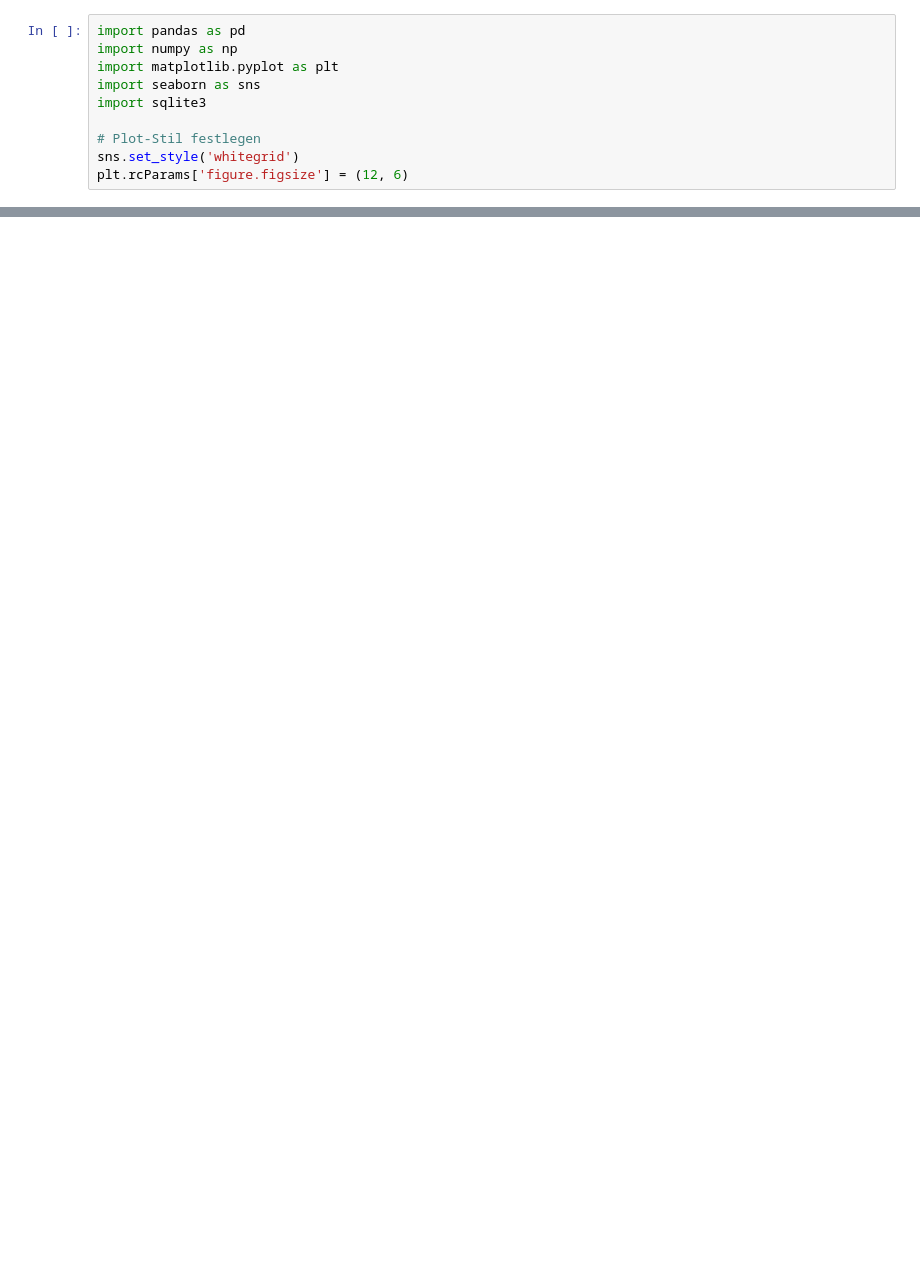
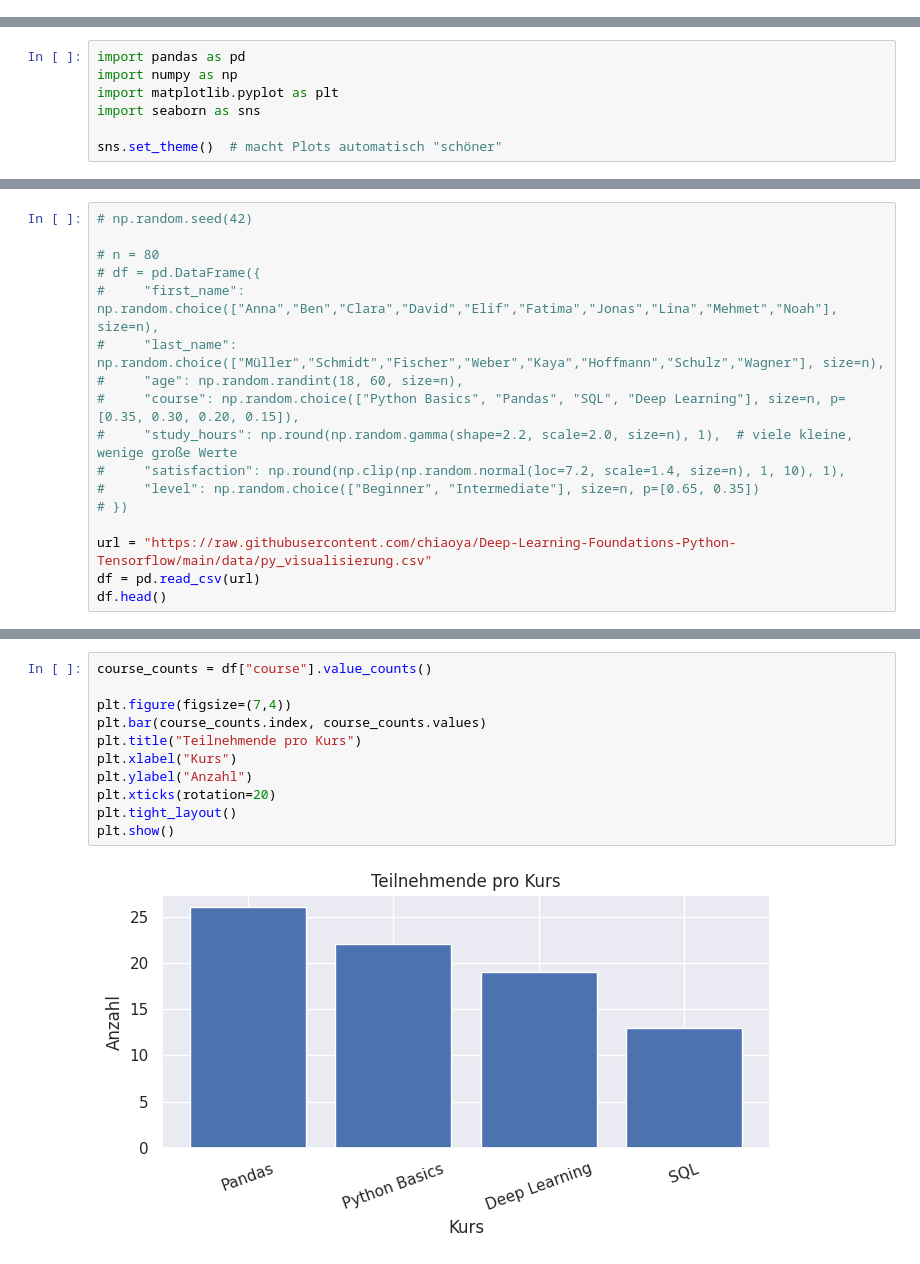
Before and after one commit to chiaoya/Data_to_Decision_with_SQL_Python, a Jupyter notebook: Tag 3/Day_3_Data_Analytics_SQL_Python.ipynb, the cells around one changed output, grey strips where cells are left out. Cells and saved outputs as stored; diff of their text form; blank space fills up the shorter version.

Commit message:
Update Tag 3-5 analytics course materials

```diff
--- a/Tag 3/Day_3_Data_Analytics_SQL_Python.ipynb
+++ b/Tag 3/Day_3_Data_Analytics_SQL_Python.ipynb
@@ -27,10 +0,0 @@ Führe diese Zelle aus, um die benötigten Bibliotheken zu importieren:
-# %%
-import pandas as pd
-import numpy as np
-import matplotlib.pyplot as plt
-import seaborn as sns
-import sqlite3
-
-# Plot-Stil festlegen
-sns.set_style('whitegrid')
-plt.rcParams['figure.figsize'] = (12, 6)
@@ -80,0 +700,7 @@ Sehr gut! Heute hast du zentrale Konzepte kennengelernt und realitätsnahe Szena
+# %%
+import pandas as pd
+import numpy as np
+import matplotlib.pyplot as plt
+import seaborn as sns
+
+sns.set_theme()  # macht Plots automatisch "schöner"
@@ -80,0 +709,17 @@ Sehr gut! Heute hast du zentrale Konzepte kennengelernt und realitätsnahe Szena
+# %%
+# np.random.seed(42)
+
+# n = 80
+# df = pd.DataFrame({
+#     "first_name": np.random.choice(["Anna","Ben","Clara","David","Elif","Fatima","Jonas","Lina","Mehmet","Noah"], size=n),
+#     "last_name": np.random.choice(["Müller","Schmidt","Fischer","Weber","Kaya","Hoffmann","Schulz","Wagner"], size=n),
+#     "age": np.random.randint(18, 60, size=n),
+#     "course": np.random.choice(["Python Basics", "Pandas", "SQL", "Deep Learning"], size=n, p=[0.35, 0.30, 0.20, 0.15]),
+#     "study_hours": np.round(np.random.gamma(shape=2.2, scale=2.0, size=n), 1),  # viele kleine, wenige große Werte
+#     "satisfaction": np.round(np.clip(np.random.normal(loc=7.2, scale=1.4, size=n), 1, 10), 1),
+#     "level": np.random.choice(["Beginner", "Intermediate"], size=n, p=[0.65, 0.35])
+# })
+
+url = "https://raw.githubusercontent.com/chiaoya/Deep-Learning-Foundations-Python-Tensorflow/main/data/py_visualisierung.csv"
+df = pd.read_csv(url)
+df.head()
@@ -80,0 +823,13 @@ Sehr gut! Heute hast du zentrale Konzepte kennengelernt und realitätsnahe Szena
+# %%
+course_counts = df["course"].value_counts()
+
+plt.figure(figsize=(7,4))
+plt.bar(course_counts.index, course_counts.values)
+plt.title("Teilnehmende pro Kurs")
+plt.xlabel("Kurs")
+plt.ylabel("Anzahl")
+plt.xticks(rotation=20)
+plt.tight_layout()
+plt.show()
+# %% [output]
+[figure, added]
```
Also changed, not shown: parts of 156 cells of this notebook, 6 other files.
